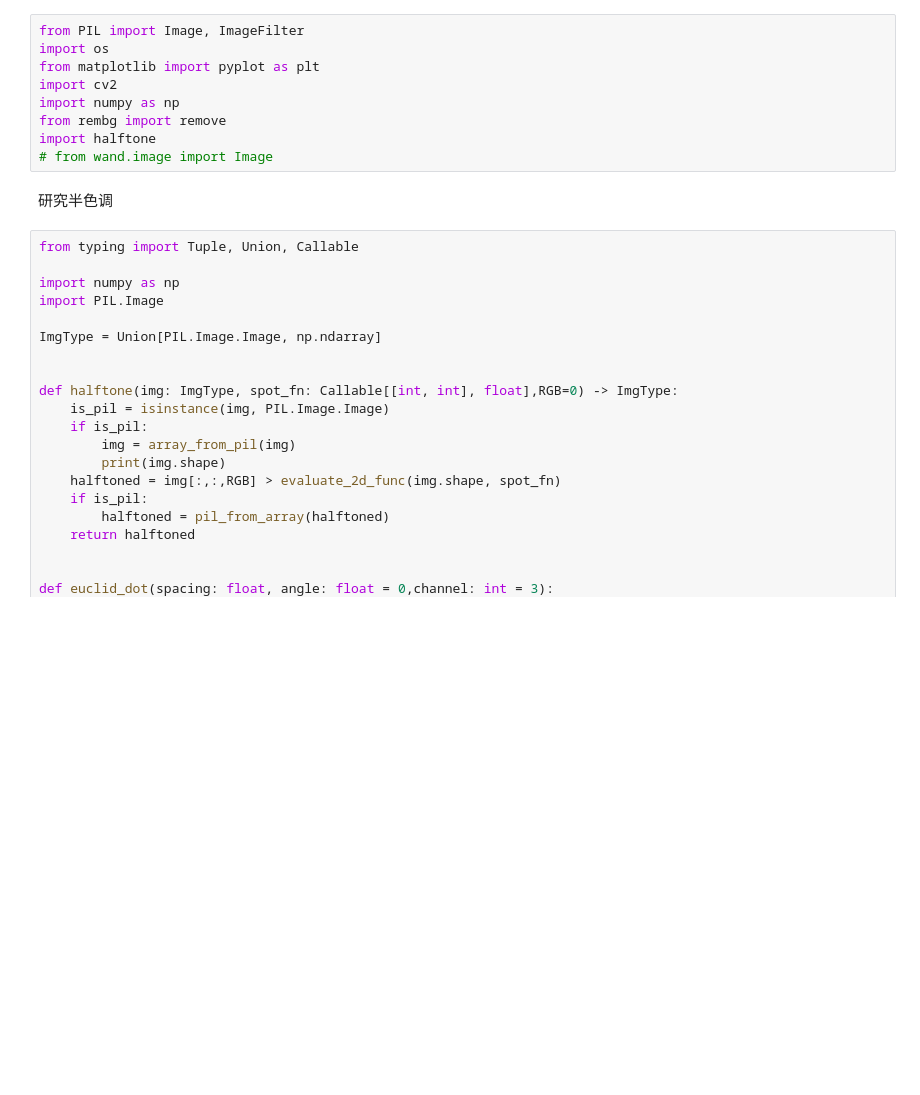
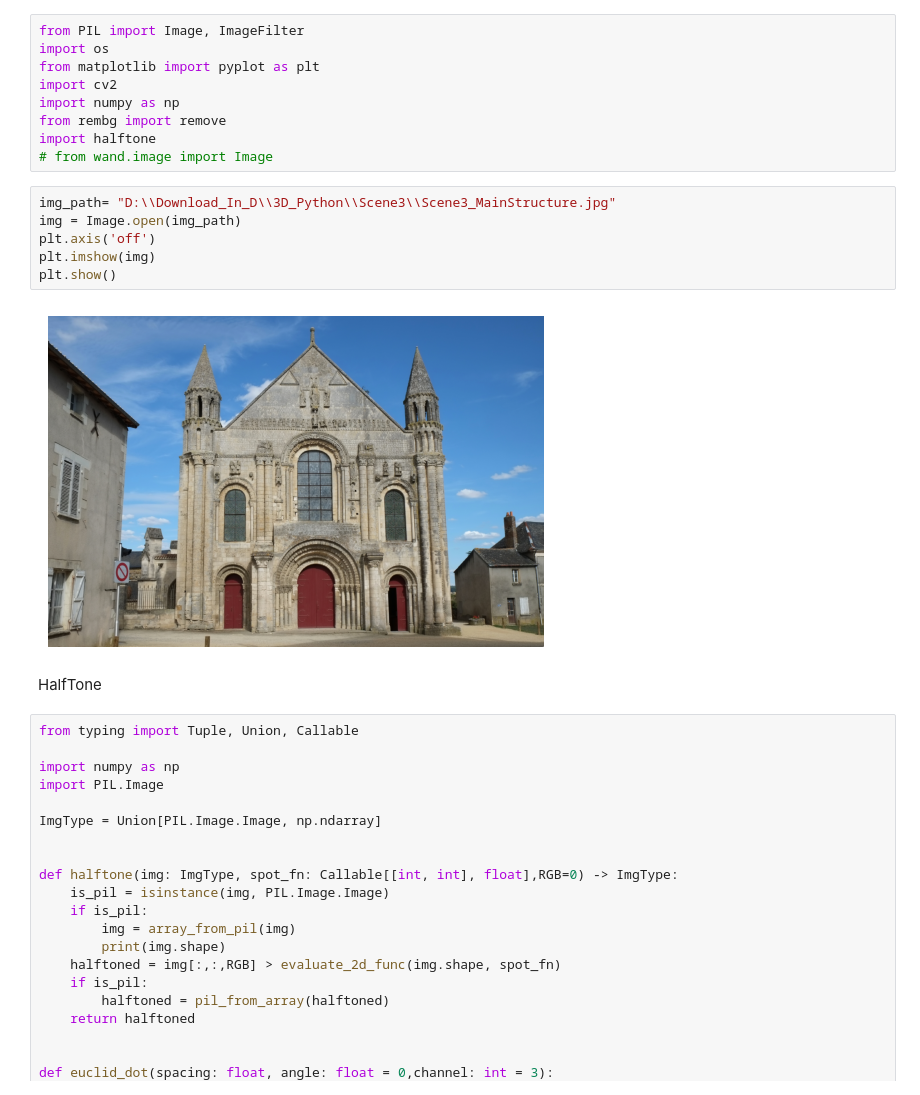
Before and after one commit to leegame12138/Image-Processing-and-Special-Effect, a Jupyter notebook: Scene3_Jupiter.ipynb, the cells around one changed output. Cells and saved outputs as stored; diff of their text form; blank space fills up the shorter version.

```diff
--- a/Scene3_Jupiter.ipynb
+++ b/Scene3_Jupiter.ipynb
@@ -7,8 +7,16 @@ import numpy as np
 from rembg import remove
 import halftone
 # from wand.image import Image
-# %% [markdown]
-研究半色调
+# %%
+img_path= "D:\\Download_In_D\\3D_Python\\Scene3\\Scene3_MainStructure.jpg"
+img = Image.open(img_path)
+plt.axis('off')
+plt.imshow(img)
+plt.show()
+# %% [output]
+[figure, added]
+# %% [markdown]
+HalfTone
 # %%
 from typing import Tuple, Union, Callable
 
```
Also changed, not shown: parts of 2 cells of this notebook.
